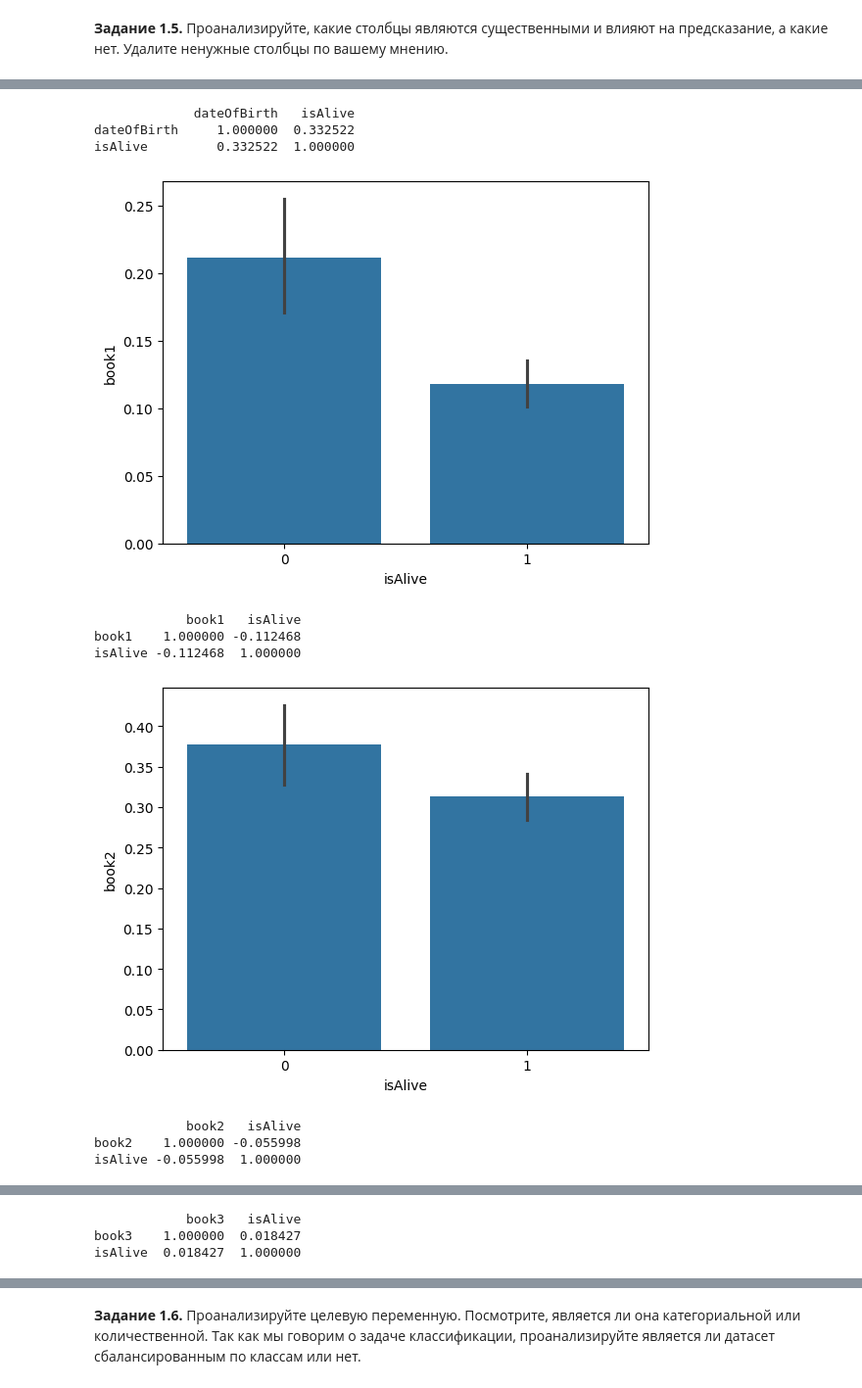
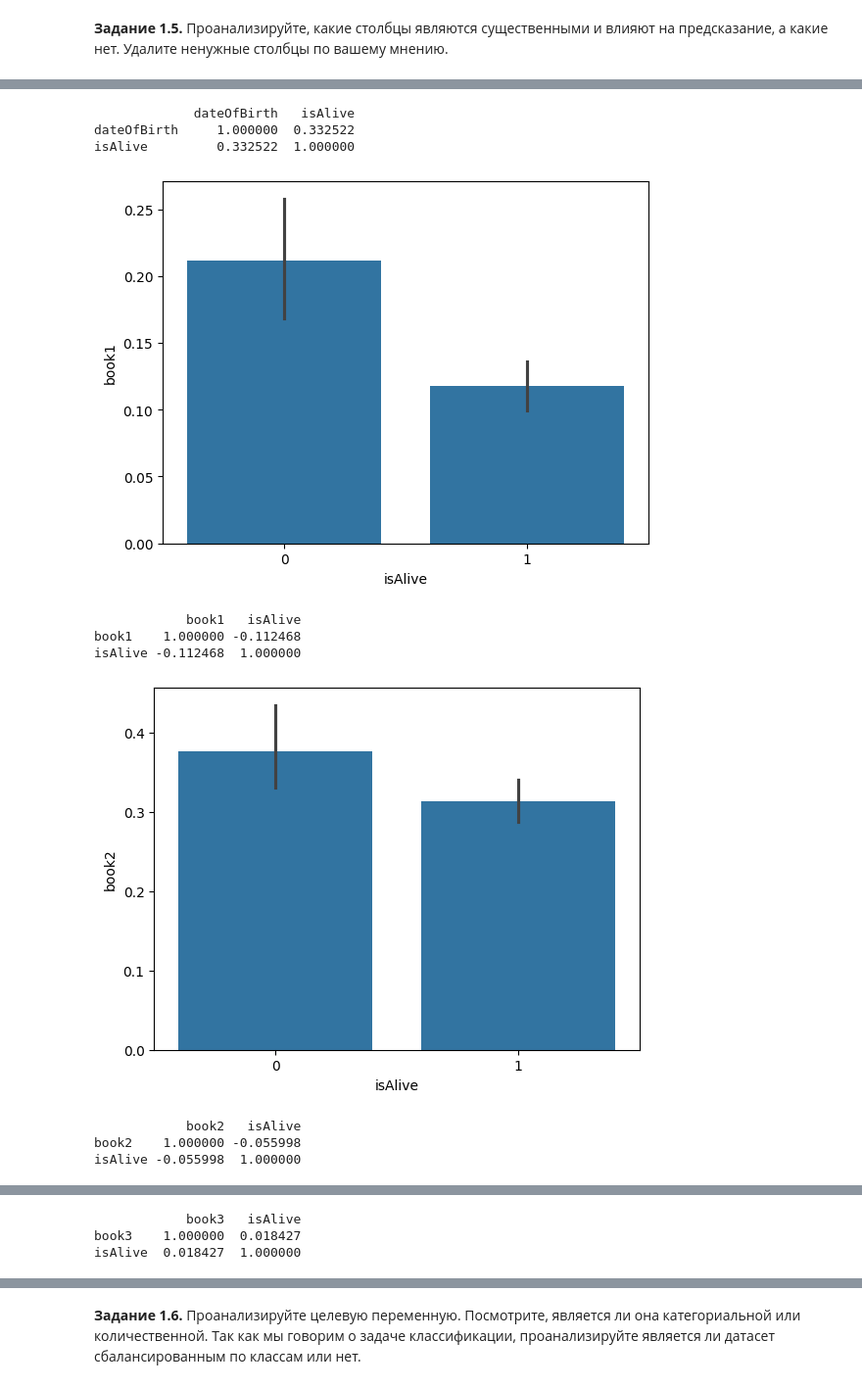
Before and after one commit to Lindemann-S/DLS2025, a Jupyter notebook: week_01_ml_intro/Homework/hw_1_game_of_thrones.ipynb, the cells around one changed output, grey strips where cells are left out. Shown: that part at 98% size. Drawn from its saved outputs; the diff is of its cells as text; code cells hidden in the pictures.

```diff
--- a/week_01_ml_intro/Homework/hw_1_game_of_thrones.ipynb
+++ b/week_01_ml_intro/Homework/hw_1_game_of_thrones.ipynb
@@ -453,7 +442,11 @@ number of objs = 389
 * Упростите признак culture, объединив схожие названия в один.
 # %%
 train_data['isPopular'] = (train_data['popularity']> 0.5).astype(int)
+test_data['isPopular'] = (test_data['popularity']> 0.5).astype(int)
+train_data['boolDeadRelations'] = (train_data['numDeadRelations'] > 0).astype(int)
 test_data['boolDeadRelations'] = (test_data['numDeadRelations'] > 0).astype(int)
+train_data_clr['boolDeadRelations'] = (train_data_clr['numDeadRelations'] > 0).astype(int)
+train_data_clr['isPopular'] = (train_data_clr['popularity']> 0.5).astype(int)
 # %%
 # Подсказка
 cult = {
@@ -478,12 +471,15 @@ cult = {
 for key, values in cult.items():
     train_data.culture = train_data.culture.replace(values, key)
     test_data.culture = test_data.culture.replace(values, key)
+    train_data_clr.culture = train_data_clr.culture.replace(values, key)
 # %% [markdown]
 Создадим новые признаки по рекомендации коллег, а именно просуммируем дату рождения с возрастом и посмотрим кто прожил до 305
 # %%
-train_data['current_date'] = train_data.age + train_data.dateOfBirth
-test_data['current_date'] = test_data.age + test_data.dateOfBirth
+#train_data['current_date'] = train_data.age + train_data.dateOfBirth
+#test_data['current_date'] = test_data.age + test_data.dateOfBirth
+train_data_clr['current_date'] = train_data_clr.age + train_data_clr.dateOfBirth
 # %%
-train_data['is305'] = (train_data['current_date'] == 305).astype('int64')
-test_data['is305'] = (test_data['current_date'] == 305).astype('int64')
+#train_data['is305'] = (train_data['current_date'] == 305).astype('int64')
+#test_data['is305'] = (test_data['current_date'] == 305).astype('int64')
+train_data_clr['is305'] = (train_data_clr['current_date'] == 305).astype('int64')
 # %%
@@ -519,25 +515,25 @@ memory usage: 243.3+ KB
 # %%
 num_cols = ['male', 'dateOfBirth', 'book1', 'book2', 'book3', 'book4', 'book5', 'isMarried', 'isNoble', 'age', 'numDeadRelations', 'popularity', 'isPopular', 'current_date', 'is305']
 cat_cols = ['title', 'culture', 'house']
 for col in num_cols:
-    sns.barplot(x='isAlive', y=col, data=train_data)
+    sns.barplot(x='isAlive', y=col, data=train_data_clr)
     plt.show()
-    correlation = train_data[[col, 'isAlive']].corr()
+    correlation = train_data_clr[[col, 'isAlive']].corr()
     print(correlation)
 # %% [output]
 [figure]
             male  isAlive
 male     1.00000 -0.14829
 isAlive -0.14829  1.00000
 [figure]
              dateOfBirth   isAlive
 dateOfBirth     1.000000  0.332522
 isAlive         0.332522  1.000000
-[figure, old version]
+[figure, new version]
             book1   isAlive
 book1    1.000000 -0.112468
 isAlive -0.112468  1.000000
-[figure, old version]
+[figure, new version]
             book2   isAlive
 book2    1.000000 -0.055998
 isAlive -0.055998  1.000000
```
Also changed, not shown: parts of 39 cells of this notebook.
